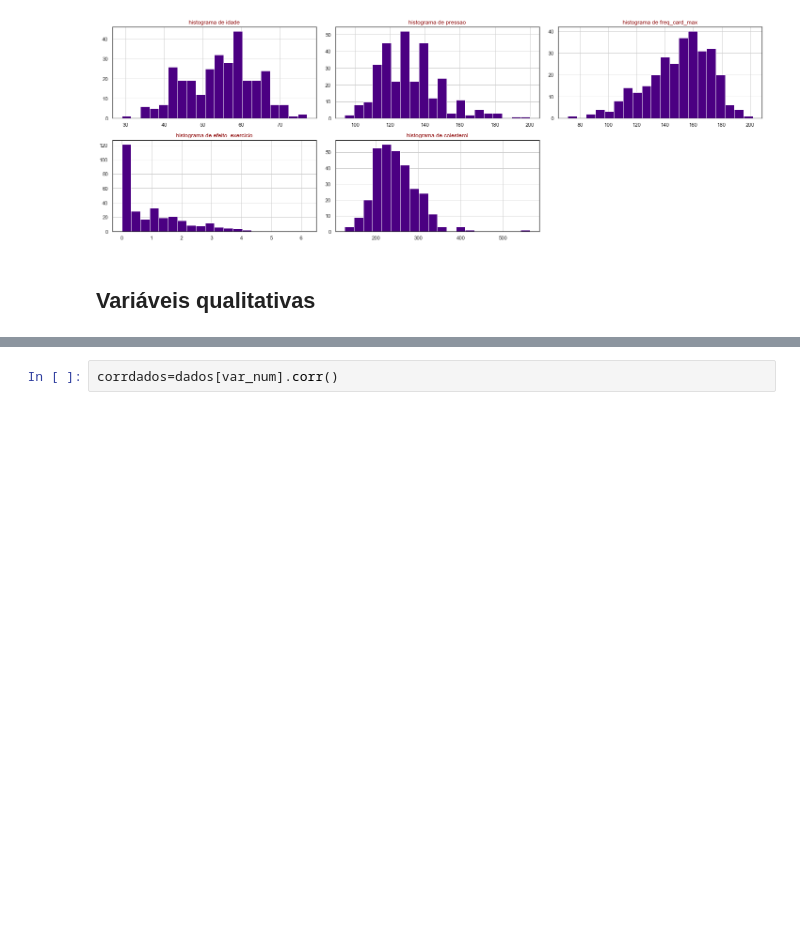
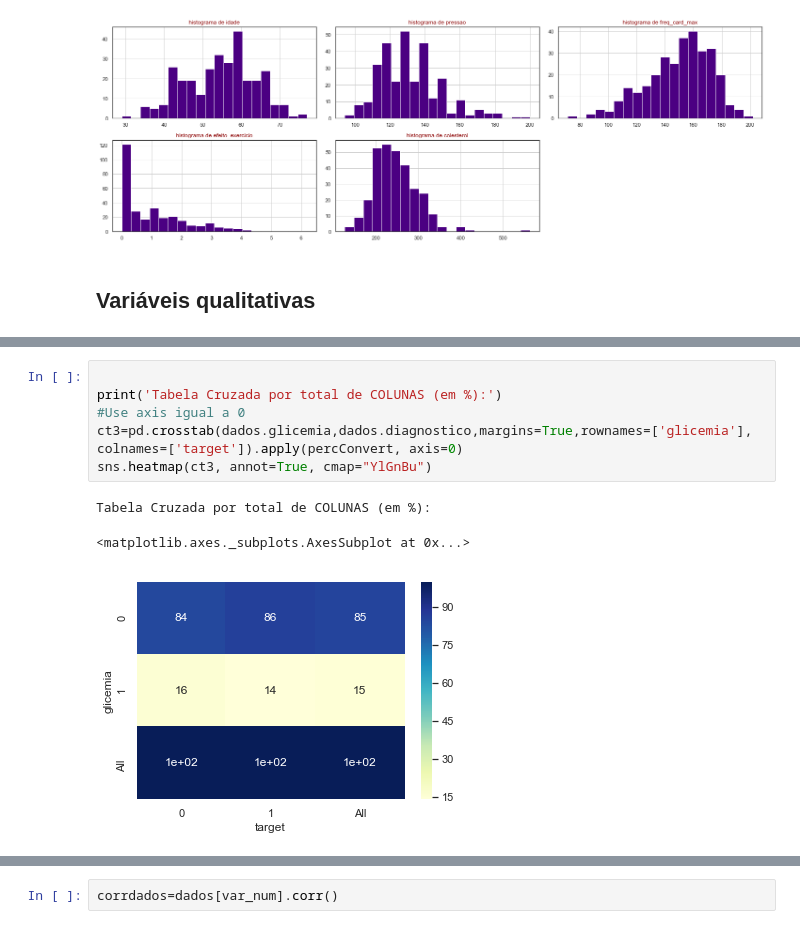
Before and after one commit to gabriellaec/CD-P3, a Jupyter notebook: Projeto 3.ipynb, the cells around one changed output, grey strips where cells are left out. Saved outputs shown, nothing was run; the diff lists cells and outputs as text; blank space fills up the shorter version.

```diff
--- a/Projeto 3.ipynb
+++ b/Projeto 3.ipynb
@@ -167,0 +262,10 @@ AttributeError: 'DataFrame' object has no attribute 'lines'
+# %%
+
+print('Tabela Cruzada por total de COLUNAS (em %):')
+#Use axis igual a 0
+ct3=pd.crosstab(dados.glicemia,dados.diagnostico,margins=True,rownames=['glicemia'], colnames=['target']).apply(percConvert, axis=0)
+sns.heatmap(ct3, annot=True, cmap="YlGnBu")
+# %% [output]
+Tabela Cruzada por total de COLUNAS (em %):
+<matplotlib.axes._subplots.AxesSubplot at 0x...>
+[figure, added]
```
Also changed, not shown: parts of 11 cells of this notebook.
